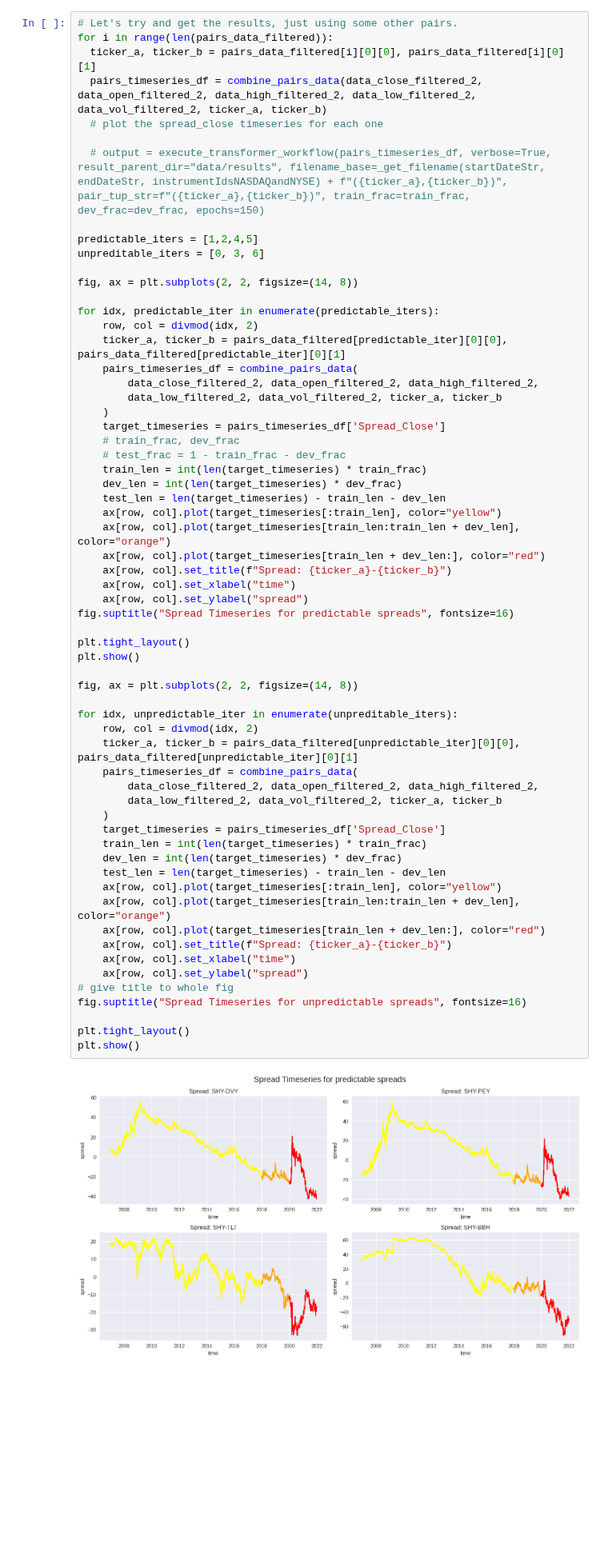
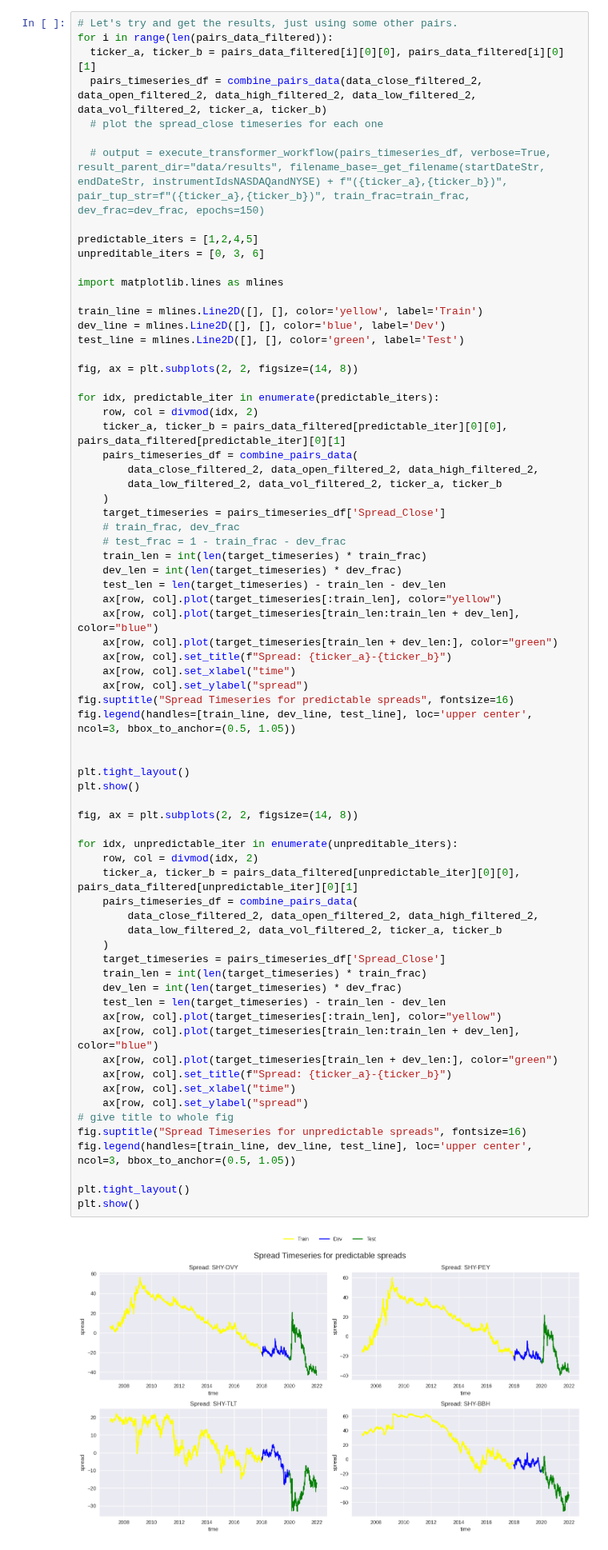
Before and after one commit to maviddoerdijk/bsc-thesis, a Jupyter notebook: exp/train_transformer.ipynb, the cells around one changed output. Shown at 80% size. Saved outputs shown, nothing was run; the diff lists cells and outputs as text; blank space fills up the shorter version.

```diff
--- a/exp/train_transformer.ipynb
+++ b/exp/train_transformer.ipynb
@@ -556,6 +556,12 @@ for i in range(len(pairs_data_filtered)):
 
 predictable_iters = [1,2,4,5]
 unpreditable_iters = [0, 3, 6]
+
+import matplotlib.lines as mlines
+
+train_line = mlines.Line2D([], [], color='yellow', label='Train')
+dev_line = mlines.Line2D([], [], color='blue', label='Dev')
+test_line = mlines.Line2D([], [], color='green', label='Test')
 
 fig, ax = plt.subplots(2, 2, figsize=(14, 8))
 
@@ -573,39 +579,42 @@ for idx, predictable_iter in enumerate(predictable_iters):
     dev_len = int(len(target_timeseries) * dev_frac)
     test_len = len(target_timeseries) - train_len - dev_len
     ax[row, col].plot(target_timeseries[:train_len], color="yellow")
-    ax[row, col].plot(target_timeseries[train_len:train_len + dev_len], color="orange")
-    ax[row, col].plot(target_timeseries[train_len + dev_len:], color="red")
+    ax[row, col].plot(target_timeseries[train_len:train_len + dev_len], color="blue")
+    ax[row, col].plot(target_timeseries[train_len + dev_len:], color="green")
     ax[row, col].set_title(f"Spread: {ticker_a}-{ticker_b}")
     ax[row, col].set_xlabel("time")
     ax[row, col].set_ylabel("spread")
 fig.suptitle("Spread Timeseries for predictable spreads", fontsize=16)
+fig.legend(handles=[train_line, dev_line, test_line], loc='upper center', ncol=3, bbox_to_anchor=(0.5, 1.05))
+
 
 plt.tight_layout()
 plt.show()
 
 fig, ax = plt.subplots(2, 2, figsize=(14, 8))
 
 for idx, unpredictable_iter in enumerate(unpreditable_iters):
     row, col = divmod(idx, 2)
     ticker_a, ticker_b = pairs_data_filtered[unpredictable_iter][0][0], pairs_data_filtered[unpredictable_iter][0][1]
     pairs_timeseries_df = combine_pairs_data(
         data_close_filtered_2, data_open_filtered_2, data_high_filtered_2,
         data_low_filtered_2, data_vol_filtered_2, ticker_a, ticker_b
     )
     target_timeseries = pairs_timeseries_df['Spread_Close']
     train_len = int(len(target_timeseries) * train_frac)
     dev_len = int(len(target_timeseries) * dev_frac)
     test_len = len(target_timeseries) - train_len - dev_len
     ax[row, col].plot(target_timeseries[:train_len], color="yellow")
-    ax[row, col].plot(target_timeseries[train_len:train_len + dev_len], color="orange")
-    ax[row, col].plot(target_timeseries[train_len + dev_len:], color="red")
+    ax[row, col].plot(target_timeseries[train_len:train_len + dev_len], color="blue")
+    ax[row, col].plot(target_timeseries[train_len + dev_len:], color="green")
     ax[row, col].set_title(f"Spread: {ticker_a}-{ticker_b}")
     ax[row, col].set_xlabel("time")
     ax[row, col].set_ylabel("spread")
 # give title to whole fig
 fig.suptitle("Spread Timeseries for unpredictable spreads", fontsize=16)
+fig.legend(handles=[train_line, dev_line, test_line], loc='upper center', ncol=3, bbox_to_anchor=(0.5, 1.05))
 
 plt.tight_layout()
 plt.show()
 # %% [output]
-[figure, old version]
+[figure, new version]
```
Also changed, not shown: parts of 1 cell of this notebook.
